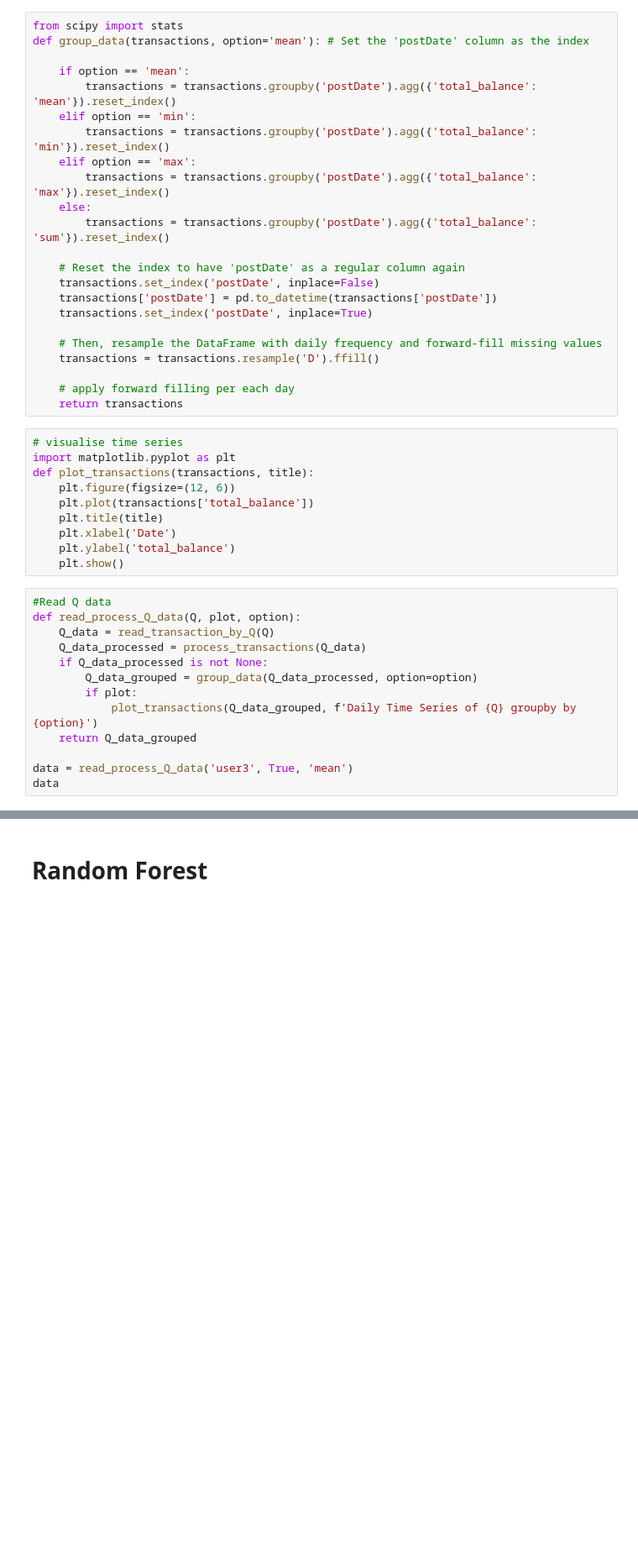
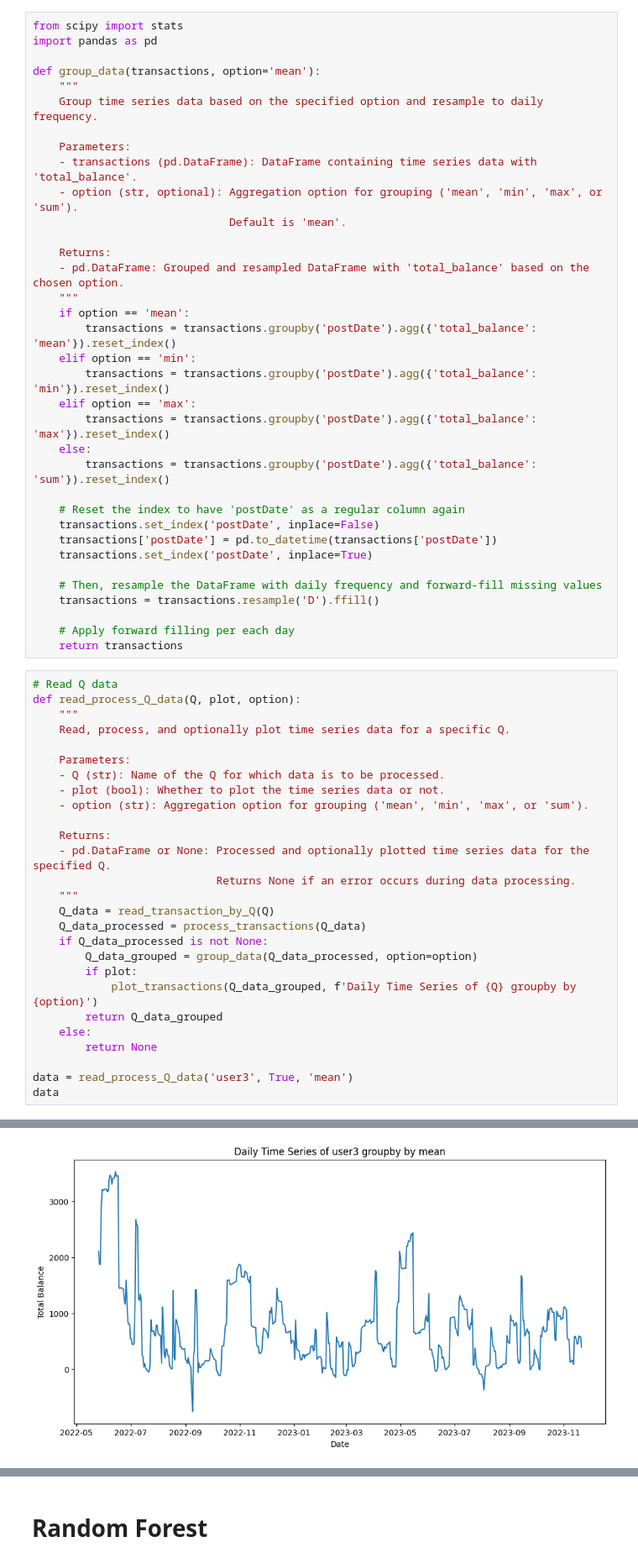
Before and after one commit to DataBytes-Organisation/Neo_Dolfin, a Jupyter notebook: neo_dolfin/ai/savings/Random_Forest_Model.ipynb, the cells around one changed output, grey strips where cells are left out. Shown at 84% size. Drawn from its saved outputs; the diff is of its cells as text; blank space fills up the shorter version.

```diff
--- a/neo_dolfin/ai/savings/Random_Forest_Model.ipynb
+++ b/neo_dolfin/ai/savings/Random_Forest_Model.ipynb
@@ -62,8 +76,20 @@ def process_transactions(transactions):
         return None
 # %%
 from scipy import stats
-def group_data(transactions, option='mean'): # Set the 'postDate' column as the index
+import pandas as pd
 
+def group_data(transactions, option='mean'):
+    """
+    Group time series data based on the specified option and resample to daily frequency.
+
+    Parameters:
+    - transactions (pd.DataFrame): DataFrame containing time series data with 'total_balance'.
+    - option (str, optional): Aggregation option for grouping ('mean', 'min', 'max', or 'sum').
+                              Default is 'mean'.
+
+    Returns:
+    - pd.DataFrame: Grouped and resampled DataFrame with 'total_balance' based on the chosen option.
+    """
     if option == 'mean':
         transactions = transactions.groupby('postDate').agg({'total_balance': 'mean'}).reset_index()
     elif option == 'min':
@@ -81,28 +107,32 @@ def group_data(transactions, option='mean'): # Set the 'postDate' column as the
     # Then, resample the DataFrame with daily frequency and forward-fill missing values
     transactions = transactions.resample('D').ffill()
 
-    # apply forward filling per each day
+    # Apply forward filling per each day
     return transactions
-# %%
-# visualise time series
-import matplotlib.pyplot as plt
-def plot_transactions(transactions, title):
-    plt.figure(figsize=(12, 6))
-    plt.plot(transactions['total_balance'])
-    plt.title(title)
-    plt.xlabel('Date')
-    plt.ylabel('total_balance')
-    plt.show()
 # %%
-#Read Q data
+# Read Q data
 def read_process_Q_data(Q, plot, option):
+    """
+    Read, process, and optionally plot time series data for a specific Q.
+
+    Parameters:
+    - Q (str): Name of the Q for which data is to be processed.
+    - plot (bool): Whether to plot the time series data or not.
+    - option (str): Aggregation option for grouping ('mean', 'min', 'max', or 'sum').
+
+    Returns:
+    - pd.DataFrame or None: Processed and optionally plotted time series data for the specified Q.
+                            Returns None if an error occurs during data processing.
+    """
     Q_data = read_transaction_by_Q(Q)
     Q_data_processed = process_transactions(Q_data)
     if Q_data_processed is not None:
         Q_data_grouped = group_data(Q_data_processed, option=option)
         if plot:
             plot_transactions(Q_data_grouped, f'Daily Time Series of {Q} groupby by {option}')
-    return Q_data_grouped
+        return Q_data_grouped
+    else:
+        return None
 
 data = read_process_Q_data('user3', True, 'mean')
 data
@@ -110,0 +145 @@ FileNotFoundError: [Errno 2] No such file or directory: 'user3.csv'
+[figure, added]
```
Also changed, not shown: parts of 11 cells of this notebook.
